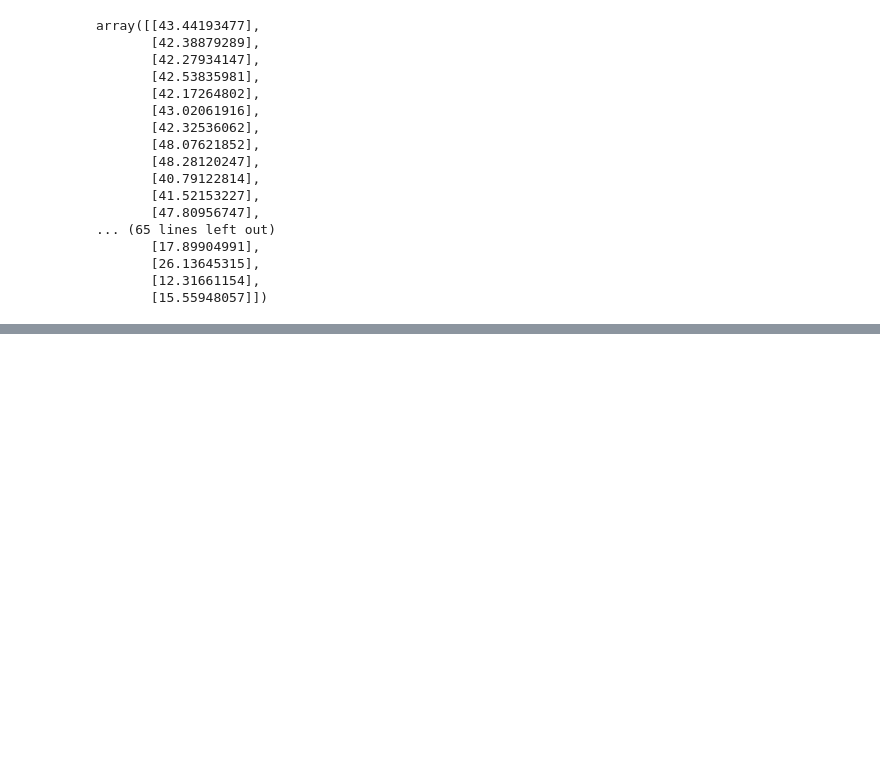
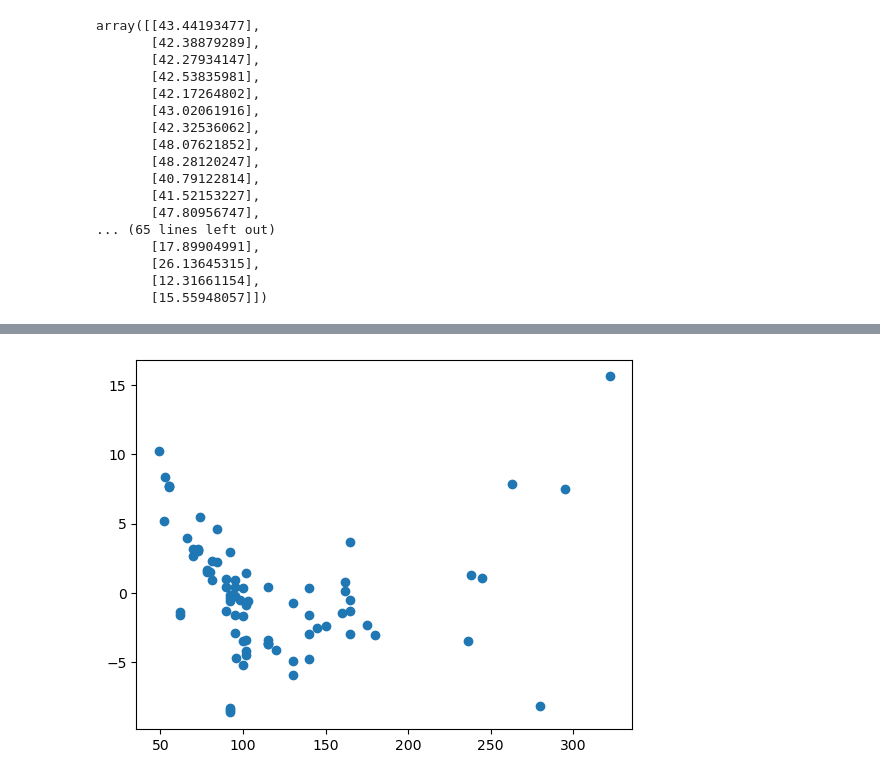
Before and after one commit to aryanra419/Python-class-notes, a Jupyter notebook: ML-MultiLinear.ipynb, the cells around one changed output, grey strips where cells are left out. Saved outputs shown, nothing was run; the diff lists cells and outputs as text; code cells hidden in the pictures; blank space fills up the shorter version.

Commit message:
graph

```diff
--- a/ML-MultiLinear.ipynb
+++ b/ML-MultiLinear.ipynb
@@ -176,0 +211,3 @@ array([[43.44193477],
+# %%
+error = y-y_pred
+error
@@ -176,0 +228,5 @@ array([[43.44193477],
+# %%
+plt.scatter(x['HP'],error)
+plt.show()
+# %% [output]
+[figure, added]
```
Also changed, not shown: parts of 12 cells of this notebook.
